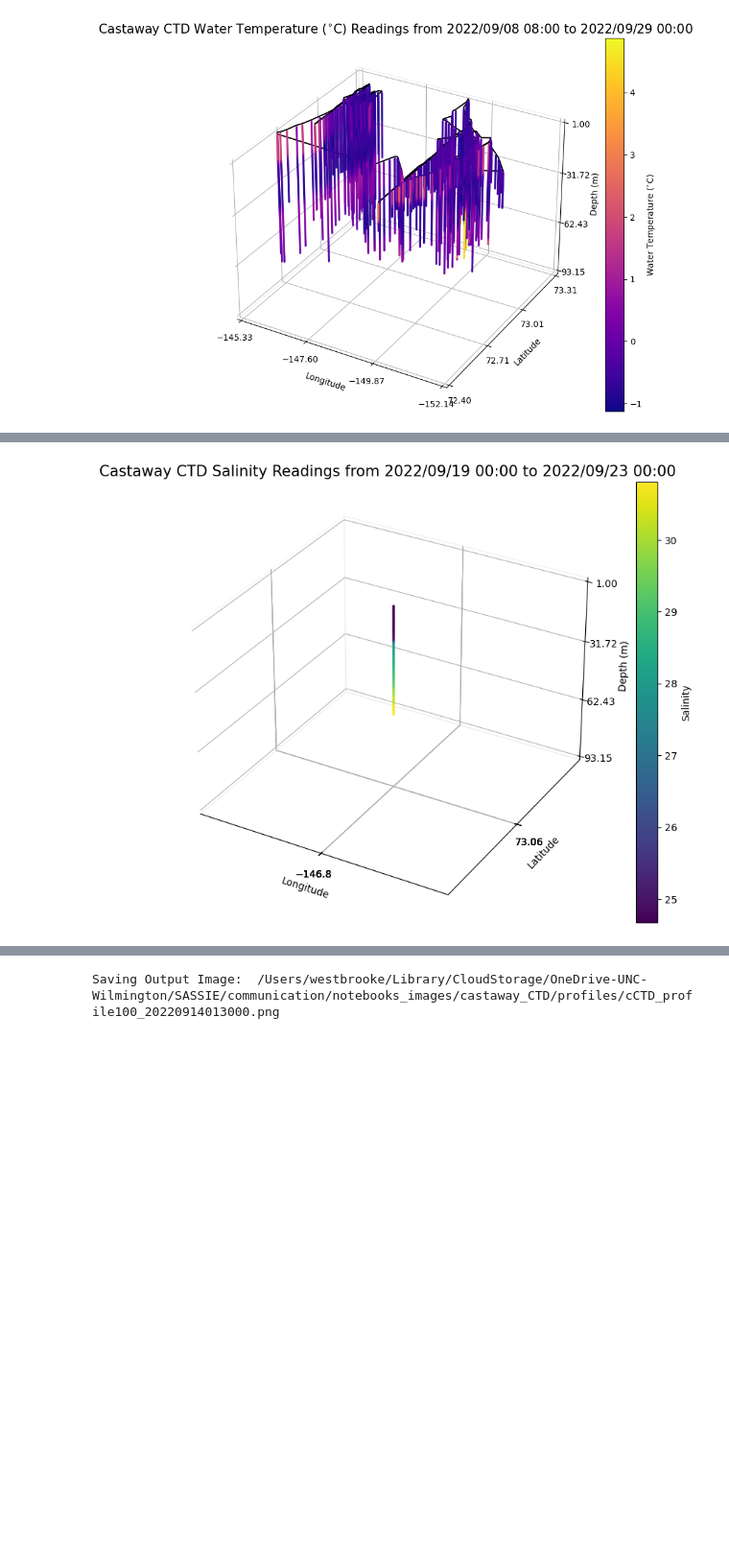
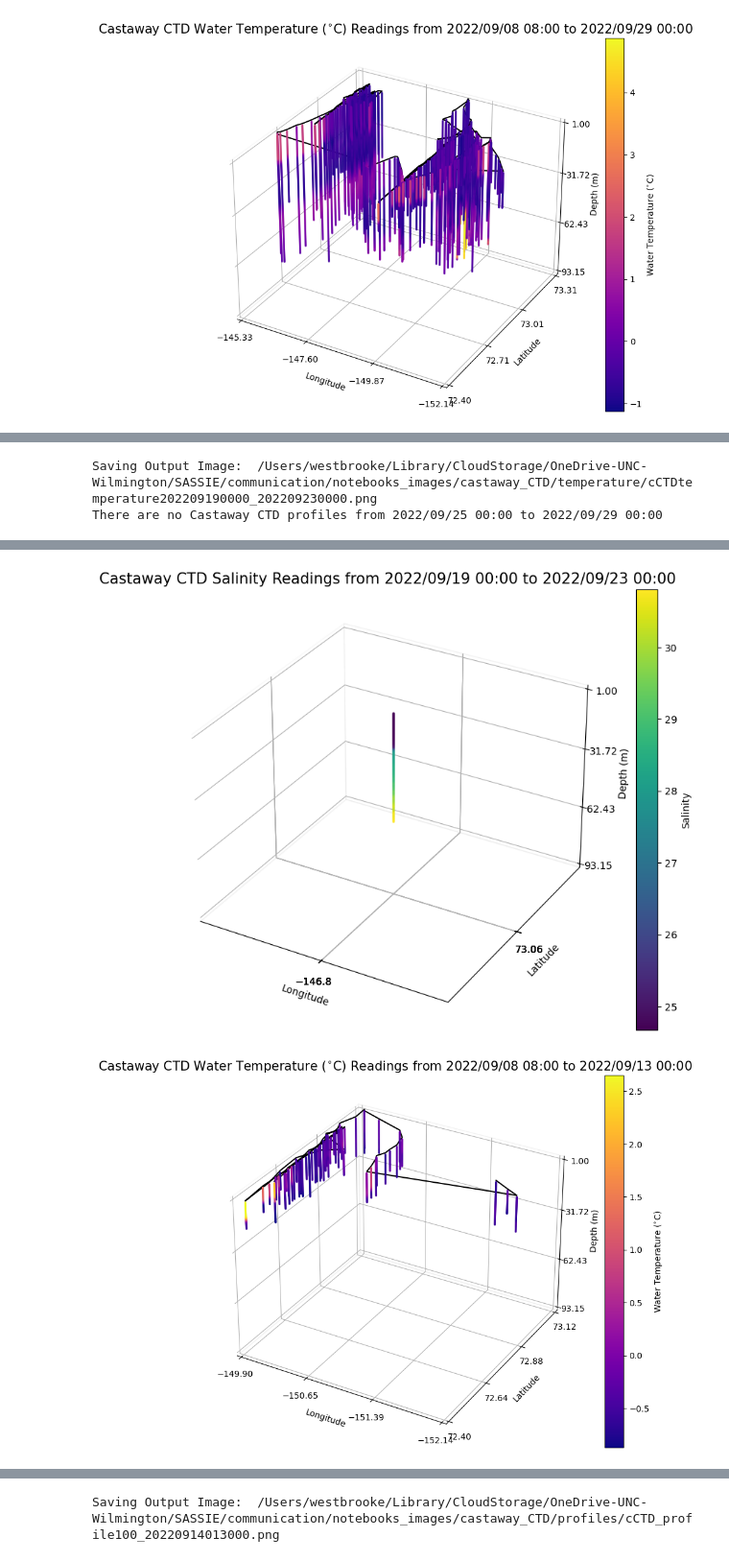
Before and after one commit to NASA-SASSIE/data-vis, a Jupyter notebook: SASSIE_castawayCTD.ipynb, the cells around one changed output, grey strips where cells are left out. Shown at 96% size. Saved outputs shown, nothing was run; the diff lists cells and outputs as text; code cells hidden in the pictures; blank space fills up the shorter version.

```diff
--- a/SASSIE_castawayCTD.ipynb
+++ b/SASSIE_castawayCTD.ipynb
@@ -299,6 +299,13 @@ cCTD_profiles(play2_start,play2_end,'salinity')
 cCTD_profiles(play3_start,play3_end,'salinity')
 cCTD_profiles(play4_start,play4_end,'salinity')
 cCTD_profiles(play5_start,play5_end,'salinity')
+
+
+cCTD_profiles(play1_start,play1_end,'temperature')
+cCTD_profiles(play2_start,play2_end,'temperature')
+cCTD_profiles(play3_start,play3_end,'temperature')
+cCTD_profiles(play4_start,play4_end,'temperature')
+cCTD_profiles(play5_start,play5_end,'temperature')
 # %% [output]
 Saving Output Image:  /Users/westbrooke/Library/CloudStorage/OneDrive-UNC-Wilmington/SASSIE/communication/notebooks_images/castaway_CTD/salinity/cCTDsalinity202209080800_202209130000.png
 Saving Output Image:  /Users/westbrooke/Library/CloudStorage/OneDrive-UNC-Wilmington/SASSIE/communication/notebooks_images/castaway_CTD/salinity/cCTDsalinity202209140000_202209160000.png
@@ -308,4 +318,7 @@ There are no Castaway CTD profiles from 2022/09/25 00:00 to 2022/09/29 00:00
+Saving Output Image:  /Users/westbrooke/Library/CloudStorage/OneDrive-UNC-Wilmington/SASSIE/communication/notebooks_images/castaway_CTD/temperature/cCTDtemperature202209190000_202209230000.png
+There are no Castaway CTD profiles from 2022/09/25 00:00 to 2022/09/29 00:00
 [figure]
 [figure]
 [figure]
 [figure]
+[figure, added]
```
Also changed, not shown: parts of 2 cells of this notebook, 7 other files.
